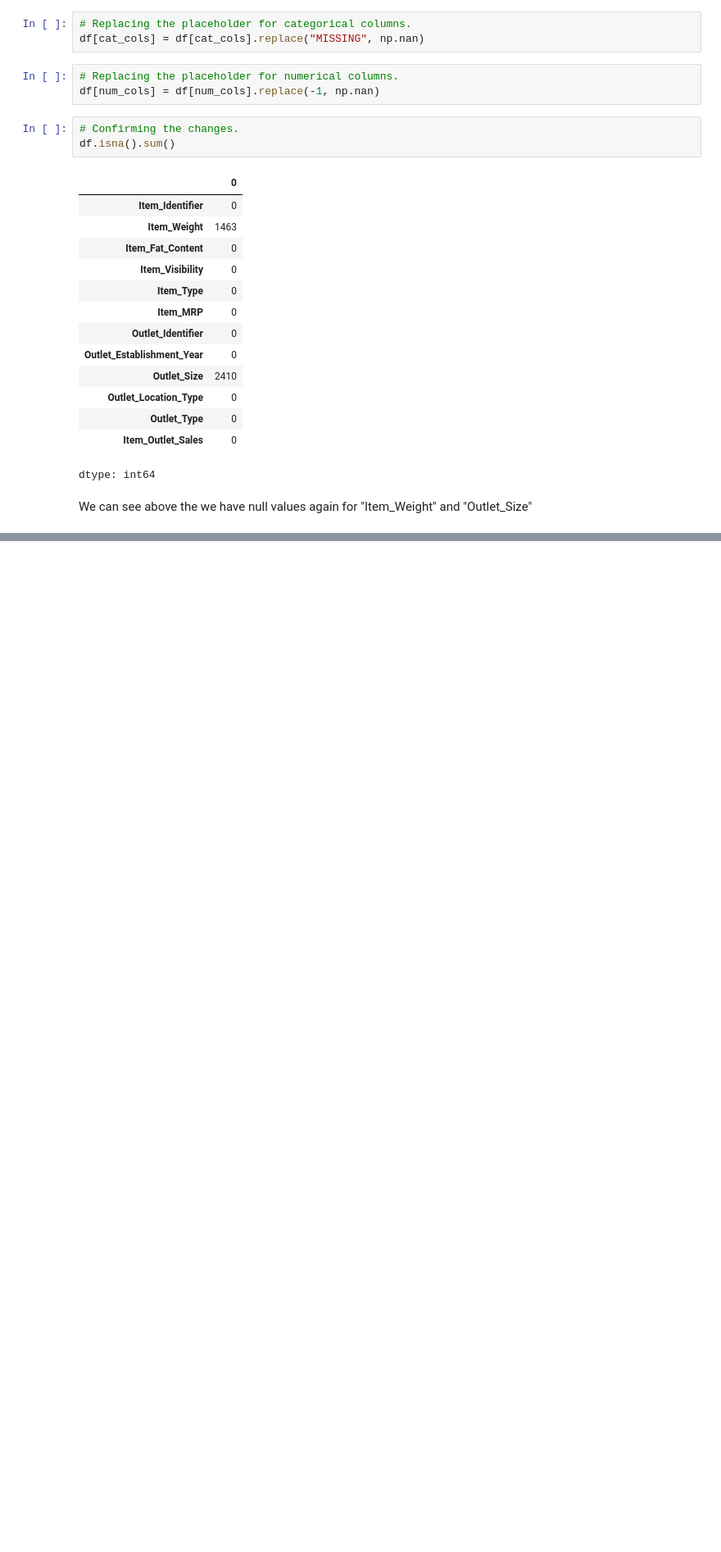
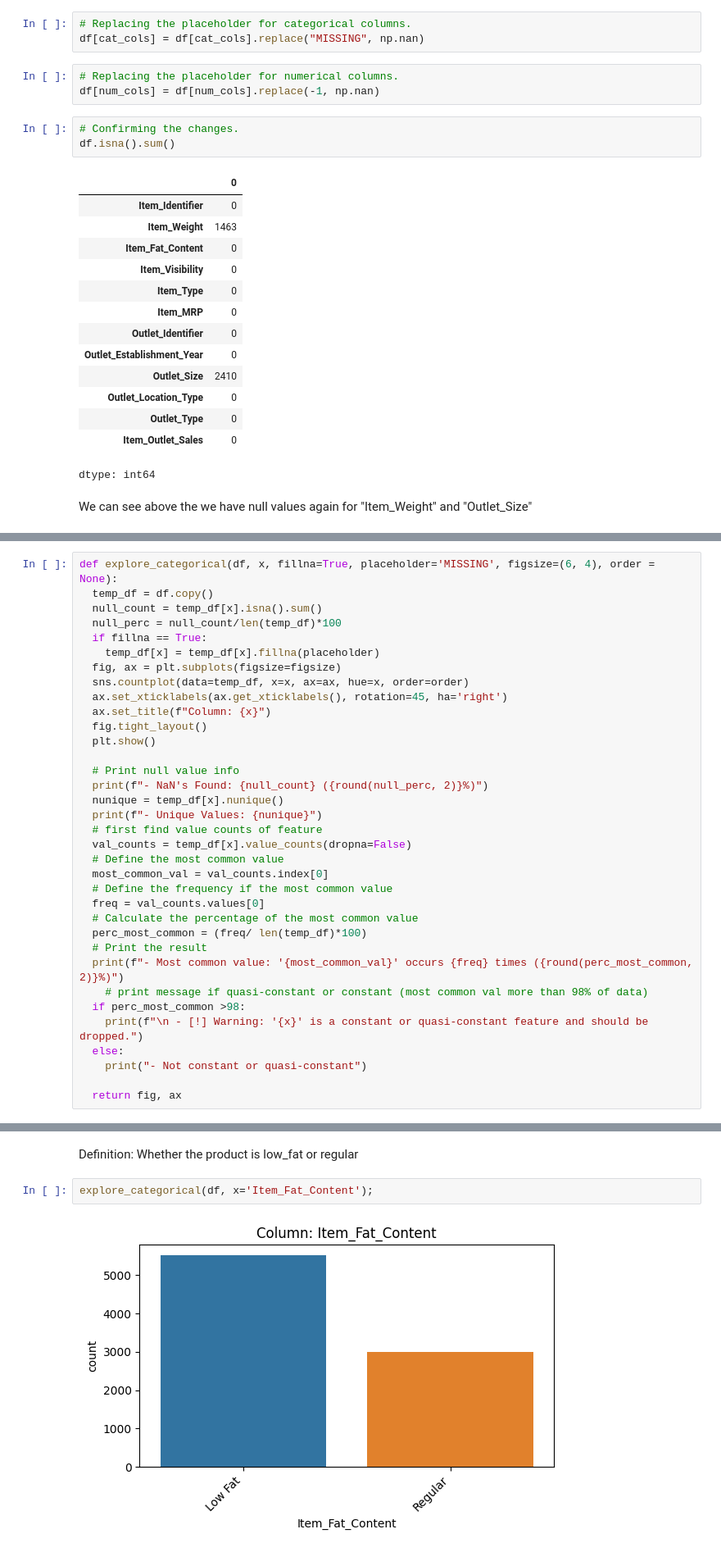
Before and after one commit to NasserKishek/Prediction-of-Product-Sales-, a Jupyter notebook: Prediction_of_product_sales.ipynb, the cells around one changed output, grey strips where cells are left out. Shown at 82% size. Drawn from its saved outputs; the diff is of its cells as text; blank space fills up the shorter version.

```diff
--- a/Prediction_of_product_sales.ipynb
+++ b/Prediction_of_product_sales.ipynb
@@ -447,0 +450,35 @@ We can see above the we have null values again for "Item_Weight" and "Outlet_Siz
+# %%
+def explore_categorical(df, x, fillna=True, placeholder='MISSING', figsize=(6, 4), order = None):
+  temp_df = df.copy()
+  null_count = temp_df[x].isna().sum()
+  null_perc = null_count/len(temp_df)*100
+  if fillna == True:
+    temp_df[x] = temp_df[x].fillna(placeholder)
+  fig, ax = plt.subplots(figsize=figsize)
+  sns.countplot(data=temp_df, x=x, ax=ax, hue=x, order=order)
+  ax.set_xticklabels(ax.get_xticklabels(), rotation=45, ha='right')
+  ax.set_title(f"Column: {x}")
+  fig.tight_layout()
+  plt.show()
+
+  # Print null value info
+  print(f"- NaN's Found: {null_count} ({round(null_perc, 2)}%)")
+  nunique = temp_df[x].nunique()
+  print(f"- Unique Values: {nunique}")
+  # first find value counts of feature
+  val_counts = temp_df[x].value_counts(dropna=False)
+  # Define the most common value
+  most_common_val = val_counts.index[0]
+  # Define the frequency if the most common value
+  freq = val_counts.values[0]
+  # Calculate the percentage of the most common value
+  perc_most_common = (freq/ len(temp_df)*100)
+  # Print the result
+  print(f"- Most common value: '{most_common_val}' occurs {freq} times ({round(perc_most_common, 2)}%)")
+    # print message if quasi-constant or constant (most common val more than 98% of data)
+  if perc_most_common >98:
+    print(f"\n - [!] Warning: '{x}' is a constant or quasi-constant feature and should be dropped.")
+  else:
+    print("- Not constant or quasi-constant")
+
+  return fig, ax
@@ -447,0 +573,6 @@ We can see above the we have null values again for "Item_Weight" and "Outlet_Siz
+# %% [markdown]
+Definition: Whether the product is low_fat or regular
+# %%
+explore_categorical(df, x='Item_Fat_Content');
+# %% [output]
+[figure, added]
```
Also changed, not shown: parts of 46 cells of this notebook.
